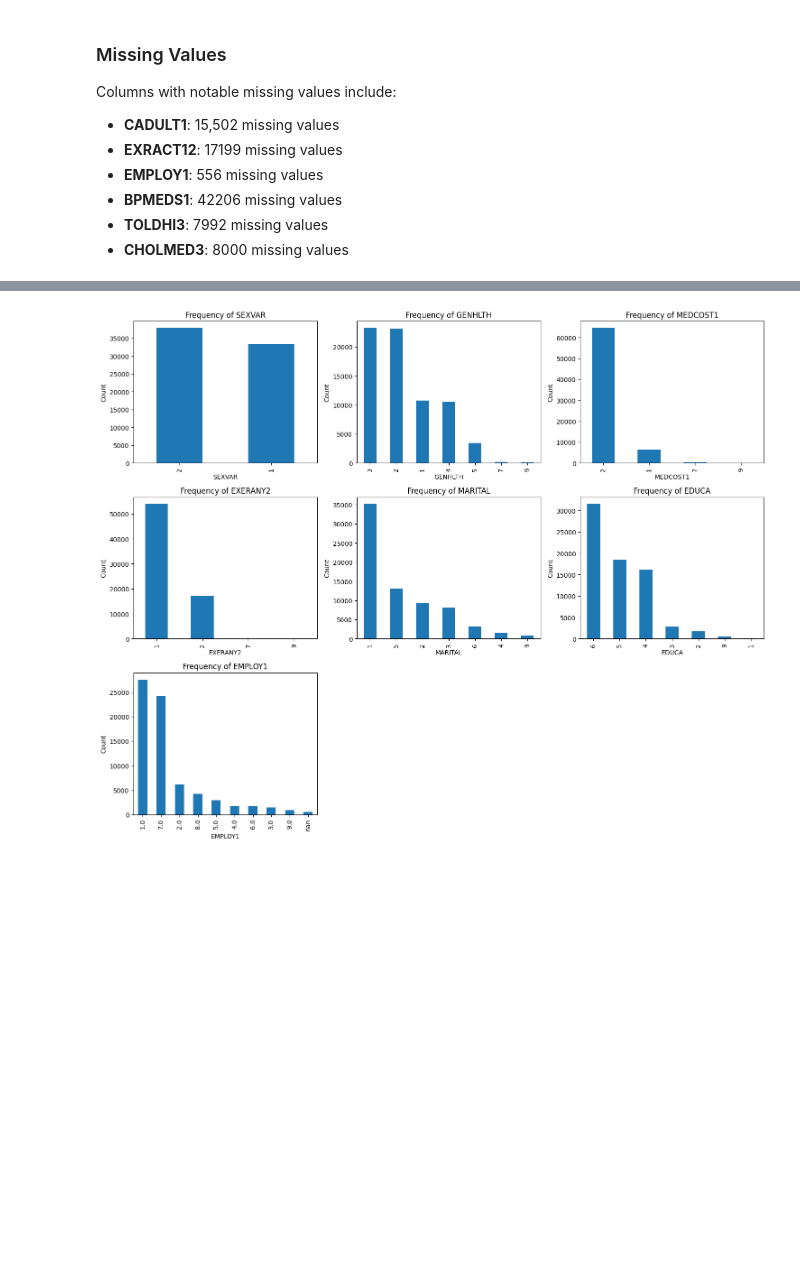
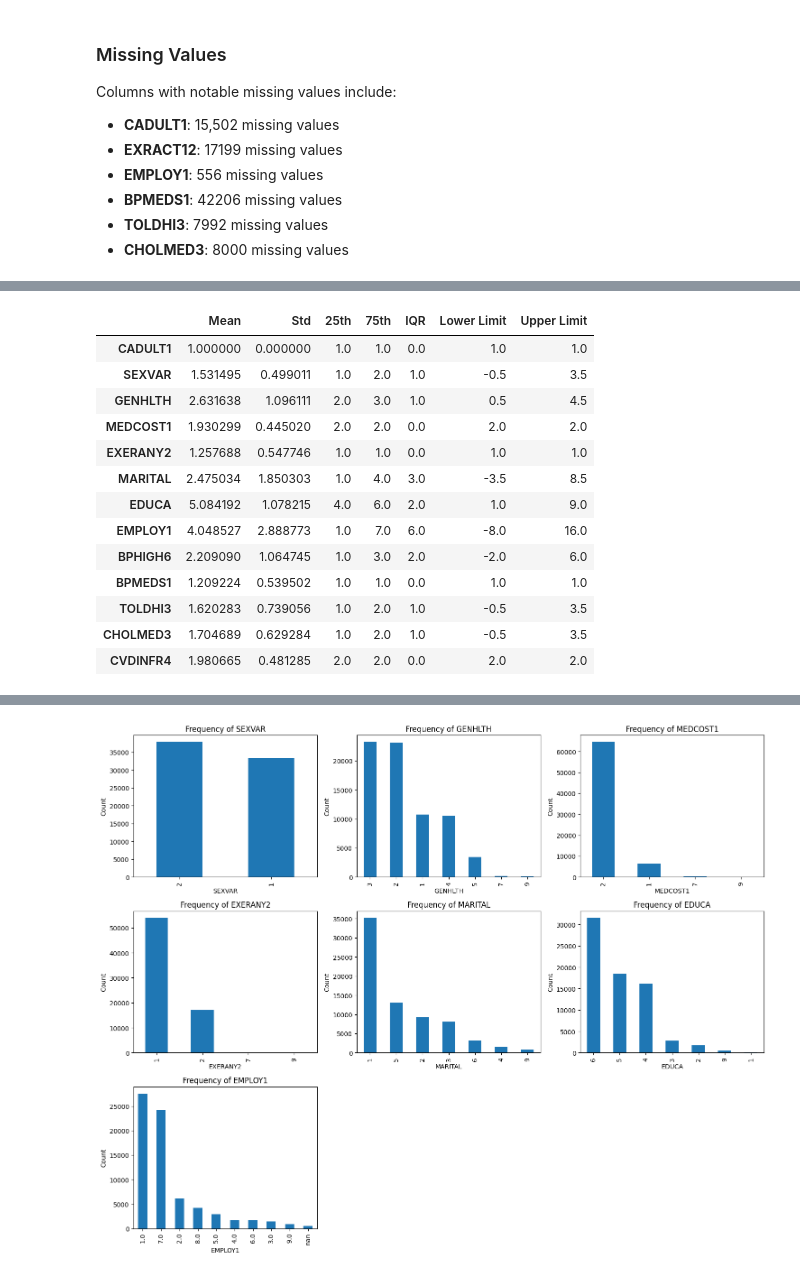
Before and after one commit to Huy1996/Heart-attack-analysis, a Jupyter notebook: heart.ipynb, the cells around one changed output, grey strips where cells are left out. Drawn from its saved outputs; the diff is of its cells as text; code cells hidden in the pictures; blank space fills up the shorter version.

```diff
--- a/heart.ipynb
+++ b/heart.ipynb
@@ -133,0 +172,27 @@ plt.show()
+# %%
+# Calculate the mean and standard deviation of each column
+summary_stats = pd.DataFrame({
+    "Mean": dataset[col_list].mean(),
+    "Std": dataset[col_list].std(),
+    "25th": (first:=dataset[col_list].quantile(0.25)),
+    "75th": (third:=dataset[col_list].quantile(0.75)),
+    "IQR": (IQR:=(third - first)),
+    "Lower Limit": first - 1.5 * IQR,
+    "Upper Limit": third + 1.5 * IQR
+})
+summary_stats
+# %% [output]
+|  | Mean | Std | 25th | 75th | IQR | Lower Limit | Upper Limit |
+| CADULT1 | 1.000000 | 0.000000 | 1.0 | 1.0 | 0.0 | 1.0 | 1.0 |
+| SEXVAR | 1.531495 | 0.499011 | 1.0 | 2.0 | 1.0 | -0.5 | 3.5 |
+| GENHLTH | 2.631638 | 1.096111 | 2.0 | 3.0 | 1.0 | 0.5 | 4.5 |
+| MEDCOST1 | 1.930299 | 0.445020 | 2.0 | 2.0 | 0.0 | 2.0 | 2.0 |
+| EXERANY2 | 1.257688 | 0.547746 | 1.0 | 1.0 | 0.0 | 1.0 | 1.0 |
+| MARITAL | 2.475034 | 1.850303 | 1.0 | 4.0 | 3.0 | -3.5 | 8.5 |
+| EDUCA | 5.084192 | 1.078215 | 4.0 | 6.0 | 2.0 | 1.0 | 9.0 |
+| EMPLOY1 | 4.048527 | 2.888773 | 1.0 | 7.0 | 6.0 | -8.0 | 16.0 |
+| BPHIGH6 | 2.209090 | 1.064745 | 1.0 | 3.0 | 2.0 | -2.0 | 6.0 |
+| BPMEDS1 | 1.209224 | 0.539502 | 1.0 | 1.0 | 0.0 | 1.0 | 1.0 |
+| TOLDHI3 | 1.620283 | 0.739056 | 1.0 | 2.0 | 1.0 | -0.5 | 3.5 |
+| CHOLMED3 | 1.704689 | 0.629284 | 1.0 | 2.0 | 1.0 | -0.5 | 3.5 |
+| CVDINFR4 | 1.980665 | 0.481285 | 2.0 | 2.0 | 0.0 | 2.0 | 2.0 |
```
Also changed, not shown: parts of 10 cells of this notebook, 19 other files.
